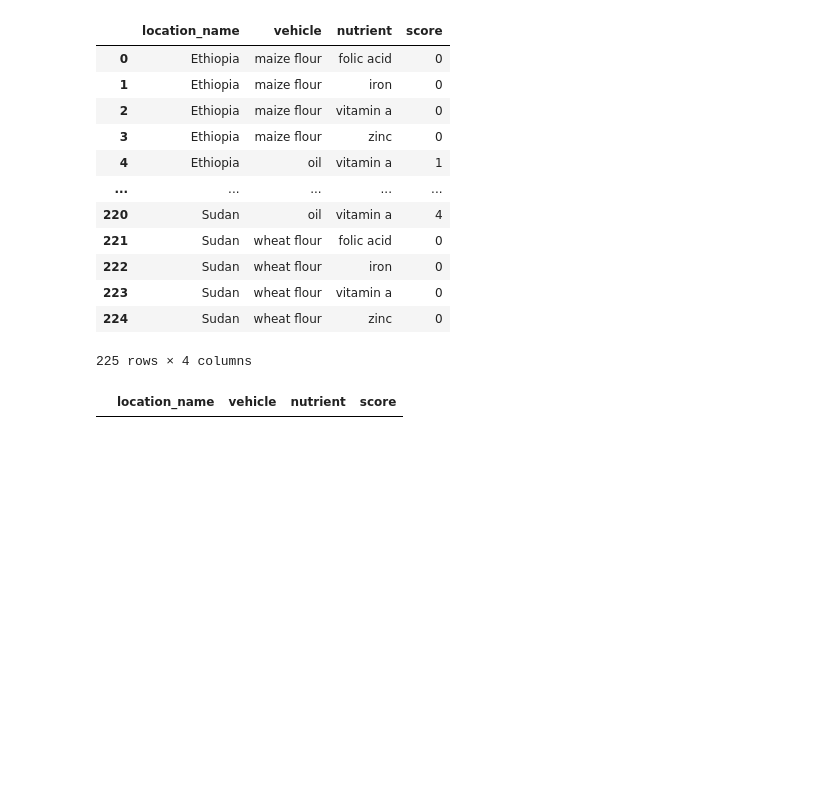
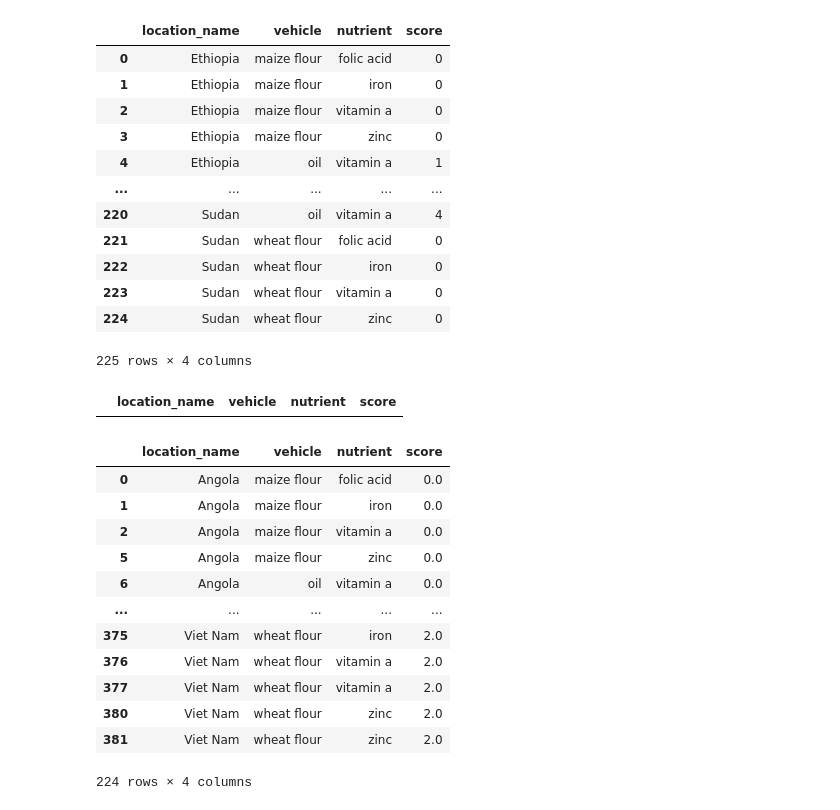
Before and after one commit to ihmeuw/vivarium_research_lsff, a Jupyter notebook: data_prep/gen_outputs/MICE/2021_03_31_compile_results_run_rejection_sampling.ipynb, the cells around one changed output. Drawn from its saved outputs; the diff is of its cells as text; code cells hidden in the pictures; blank space fills up the shorter version.

```diff
--- a/data_prep/gen_outputs/MICE/2021_03_31_compile_results_run_rejection_sampling.ipynb
+++ b/data_prep/gen_outputs/MICE/2021_03_31_compile_results_run_rejection_sampling.ipynb
@@ -625,6 +622,22 @@ frame = frame[(frame.vehicle.isin(vehicles)) & (frame.nutrient.isin(nutrients))]
 frame[frame.score.isna()]
 # %% [output]
 |  | location_name | vehicle | nutrient | score |
+# %%
+frame
+# %% [output]
+|  | location_name | vehicle | nutrient | score |
+| 0 | Angola | maize flour | folic acid | 0.0 |
+| 1 | Angola | maize flour | iron | 0.0 |
+| 2 | Angola | maize flour | vitamin a | 0.0 |
+| 5 | Angola | maize flour | zinc | 0.0 |
+| 6 | Angola | oil | vitamin a | 0.0 |
+| ... | ... | ... | ... | ... |
+| 375 | Viet Nam | wheat flour | iron | 2.0 |
+| 376 | Viet Nam | wheat flour | vitamin a | 2.0 |
+| 377 | Viet Nam | wheat flour | vitamin a | 2.0 |
+| 380 | Viet Nam | wheat flour | zinc | 2.0 |
+| 381 | Viet Nam | wheat flour | zinc | 2.0 |
+224 rows × 4 columns
 # %%
 frame.to_csv('/ihme/homes/beatrixh/repos/scratch/scores.csv', index = False)
 # %%
```
Also changed, not shown: parts of 12 cells of this notebook, 2 other files.
